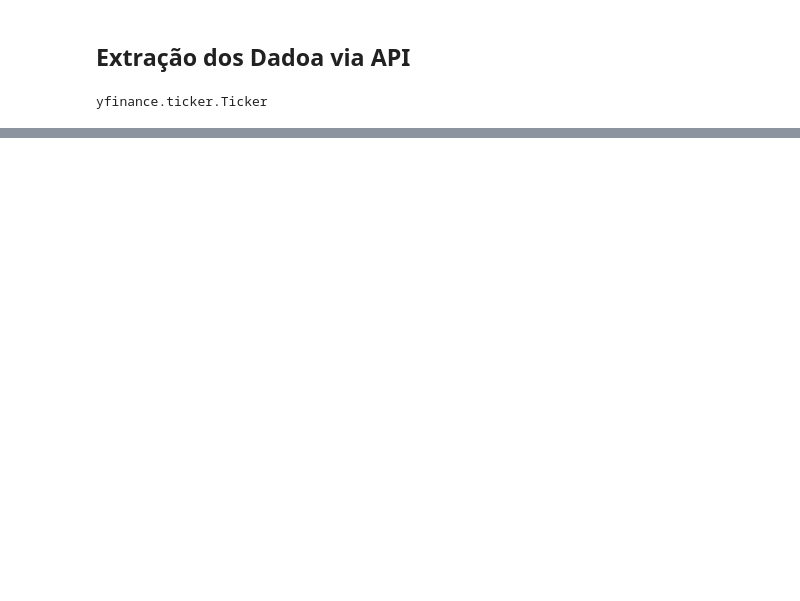
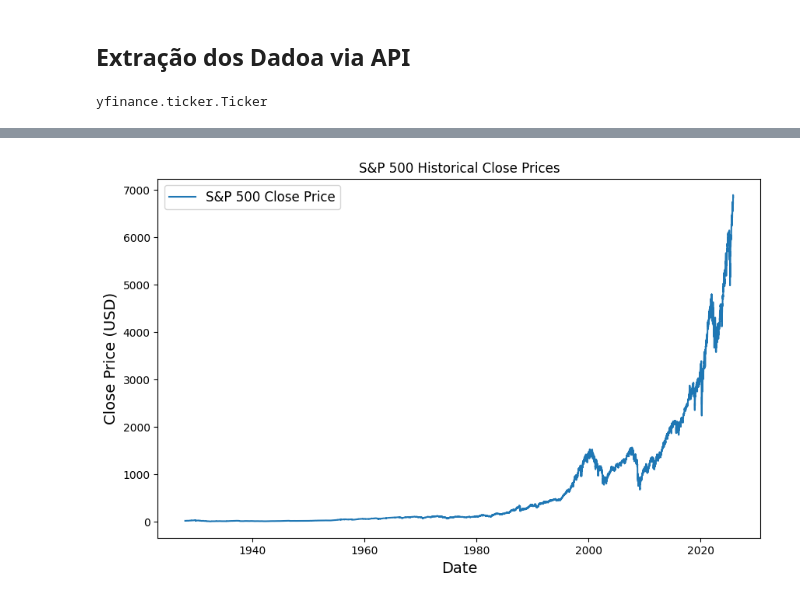
Before and after one commit to IvairBezerra/FinSight, a Jupyter notebook: FinSight.ipynb, the cells around one changed output, grey strips where cells are left out. Drawn from its saved outputs; the diff is of its cells as text; code cells hidden in the pictures; blank space fills up the shorter version.

Commit message:
Primeiras analises da serie historica

```diff
--- a/FinSight.ipynb
+++ b/FinSight.ipynb
@@ -77,0 +111,22 @@ df_hist.shape
+# %%
+#Define o tamanho da figura do gráfico
+plt.figure(figsize=(10,6))
+
+#Cria o gráfico de linha para a coluna `Close`
+plt.plot(df_hist.index, df_hist['Close'], label='S&P 500 Close Price')
+
+#Adiciona um título ao gráfico
+plt.title('S&P 500 Historical Close Prices')
+
+#Adiciona rótulos aos eixos x e y
+plt.xlabel('Date', fontsize=14)
+plt.ylabel('Close Price (USD)', fontsize=14)
+
+#Mostra a legenda
+# O parametro loc controla a posição da legenda no gráfico. Ex. `upper left`, `upper right`, `lower left`, `lower right`, `center`, etc.
+plt.legend(loc='best', fontsize=12)
+
+#Mostra o grafico
+plt.show()
+# %% [output]
+[figure, added]
```
Also changed, not shown: parts of 10 cells of this notebook.
